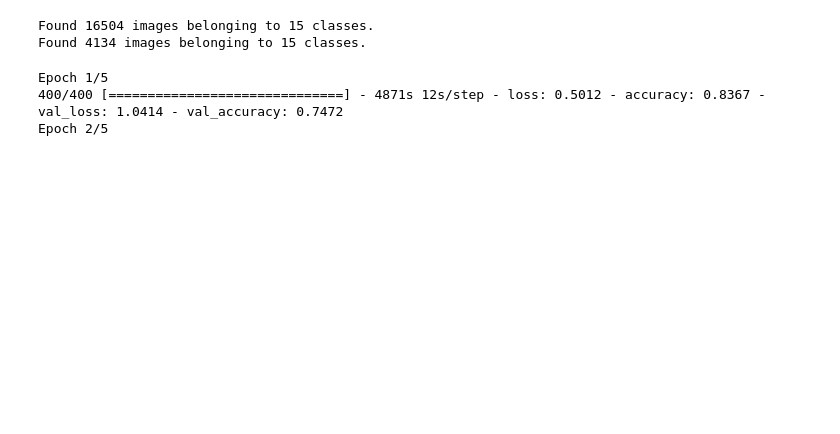
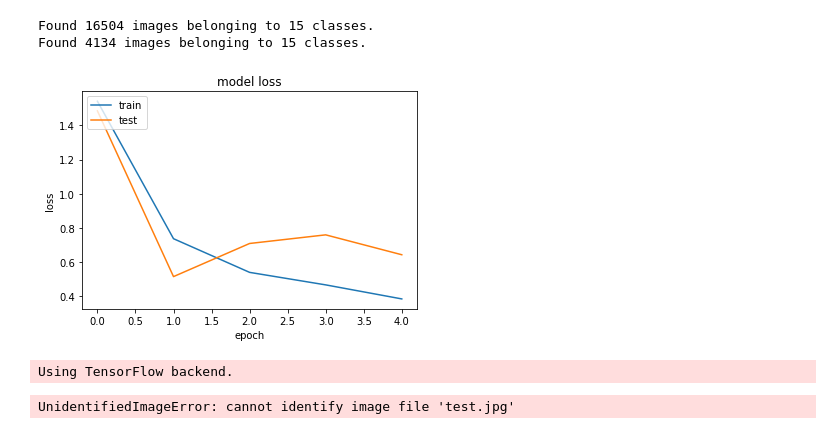
Before and after one commit to yasirahmad62/plant-disease-identifier, a Jupyter notebook: plant-disease-detection-model.ipynb, the cells around one changed output. Saved outputs shown, nothing was run; the diff lists cells and outputs as text; code cells hidden in the pictures; blank space fills up the shorter version.

Commit message:
model changes

```diff
--- a/plant-disease-detection-model.ipynb
+++ b/plant-disease-detection-model.ipynb
@@ -101,11 +137,7 @@ Found 4134 images belonging to 15 classes.
 # %%
 history=model.fit_generator(
         training_set,
-        steps_per_epoch=400,
+        steps_per_epoch=750,
         epochs=5,
         validation_data=test_set,
-        validation_steps=100)
+        validation_steps=188)
-# %% [output]
-Epoch 1/5
-400/400 [==============================] - 4871s 12s/step - loss: 0.5012 - accuracy: 0.8367 - val_loss: 1.0414 - val_accuracy: 0.7472
-Epoch 2/5
@@ -111,0 +152,24 @@ Epoch 2/5
+# %%
+plt.plot(history.history['loss'])
+plt.plot(history.history['val_loss'])
+plt.title('model loss')
+plt.ylabel('loss')
+plt.xlabel('epoch')
+plt.legend(['train', 'test'], loc='upper left')
+plt.show()
+# %% [output]
+[figure, added]
+# %%
+import numpy as np
+from keras.preprocessing import image
+
+test=image.load_img('test.jpg',target_size = (256, 256))
+test=image.img_to_array(test)
+test=np.expand_dims(test, axis=0)
+
+result=classifier.predict(test)
+print(training_set.class_indices)
+print (result)
+# %% [output]
+Using TensorFlow backend.
+UnidentifiedImageError: cannot identify image file 'test.jpg'
```
Also changed, not shown: parts of 4 cells of this notebook.
